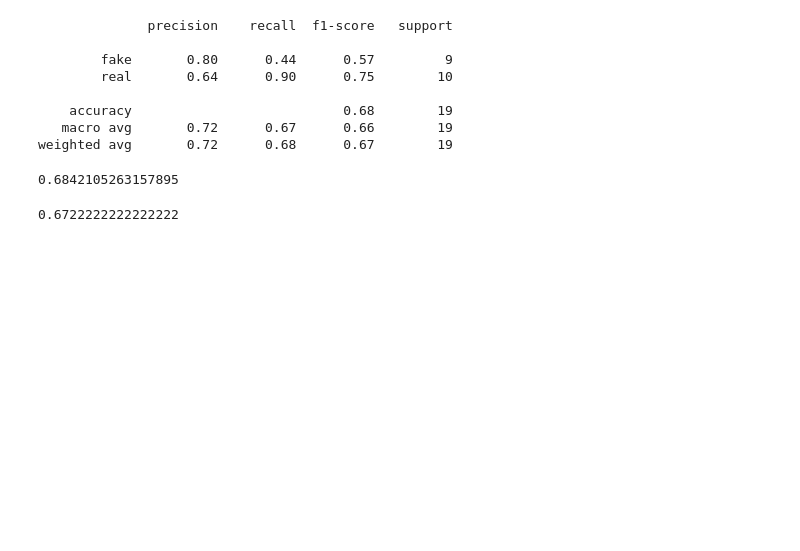
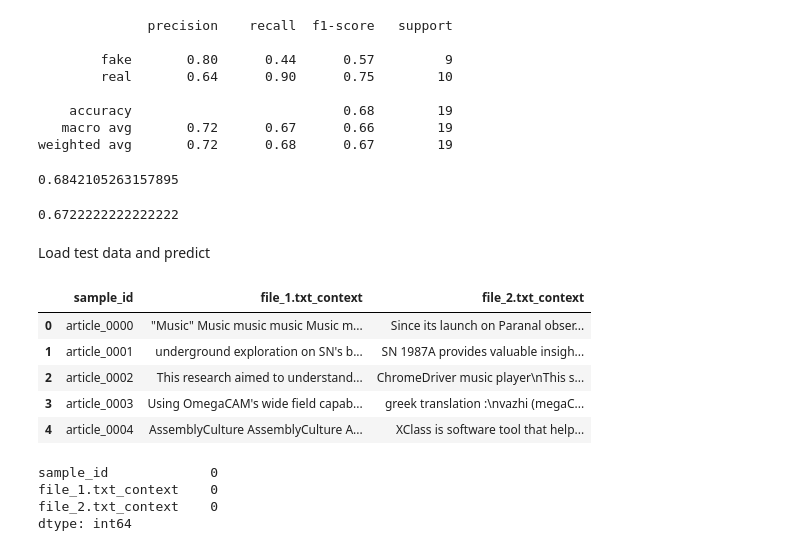
Before and after one commit to bdk-333/Fake-or-LLM-generated-summary, a Jupyter notebook: notebooks/Tradition_ML.ipynb, the cells around one changed output. Cells and saved outputs as stored; diff of their text form; code cells hidden in the pictures; blank space fills up the shorter version.

```diff
--- a/notebooks/Tradition_ML.ipynb
+++ b/notebooks/Tradition_ML.ipynb
@@ -145,3 +145,7 @@ accuracy_score(y_test, y_pred_log_reg)
 roc_auc_score(y_test.map({'fake': 0, 'real': 1}), [0 if pred == 'fake' else 1 for pred in y_pred_log_reg])
 # %% [output]
 0.6722222222222222
+# %% [markdown]
+Load test data and predict
+# %%
+test_dir = "../data/test"
@@ -147,0 +154,32 @@ roc_auc_score(y_test.map({'fake': 0, 'real': 1}), [0 if pred == 'fake' else 1 fo
+# %%
+data = []
+
+for folder in os.listdir(test_dir):
+    folder_path = os.path.join(test_dir, folder)
+
+    if os.path.isdir(folder_path):
+        sample_dict = {'sample_id': folder}
+        for filename in os.listdir(folder_path):
+            filepath = os.path.join(folder_path, filename)
+
+            with open(filepath, "r", encoding="utf-8") as file:
+                content = file.read()
+            sample_dict[filename + "_context"] = content
+        data.append(sample_dict)
+# %%
+test = pd.DataFrame(data)
+test.head()
+# %% [output]
+|  | sample_id | file_1.txt_context | file_2.txt_context |
+| 0 | article_0000 | "Music" Music music music Music m... | Since its launch on Paranal obser... |
+| 1 | article_0001 | underground exploration on SN's b... | SN 1987A provides valuable insigh... |
+| 2 | article_0002 | This research aimed to understand... | ChromeDriver music player\nThis s... |
+| 3 | article_0003 | Using OmegaCAM's wide field capab... | greek translation :\nvazhi (megaC... |
+| 4 | article_0004 | AssemblyCulture AssemblyCulture A... | XClass is software tool that help... |
+# %%
+test.isna().sum()
+# %% [output]
+sample_id             0
+file_1.txt_context    0
+file_2.txt_context    0
+dtype: int64
```
Also changed, not shown: parts of 10 cells of this notebook, 1 other file.
